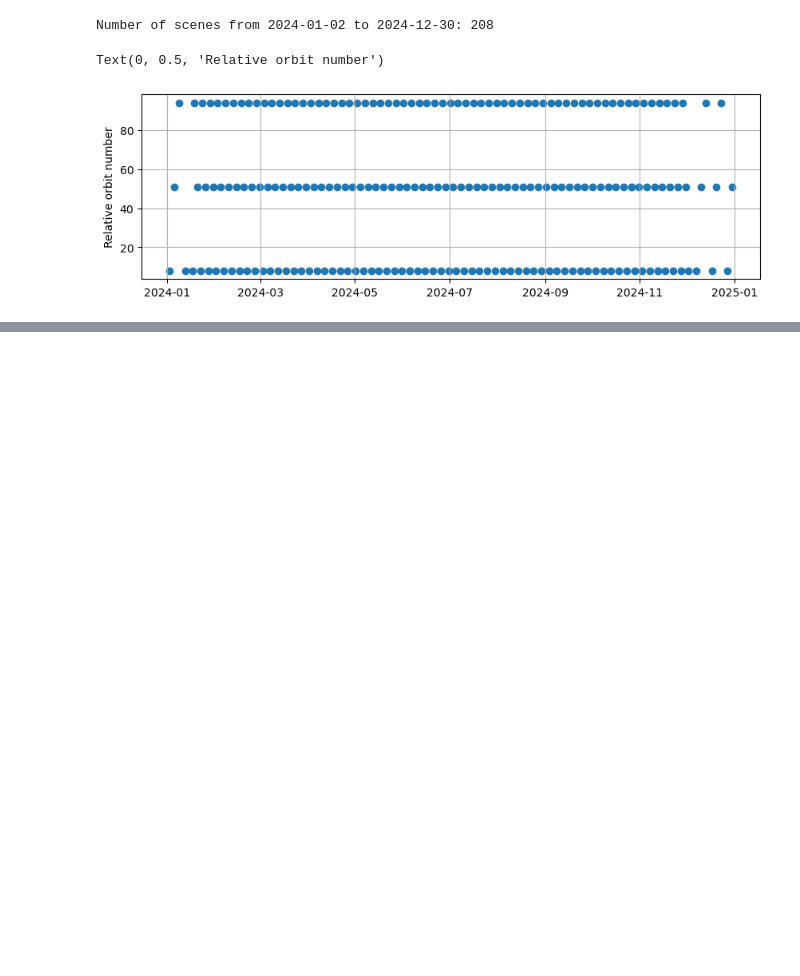
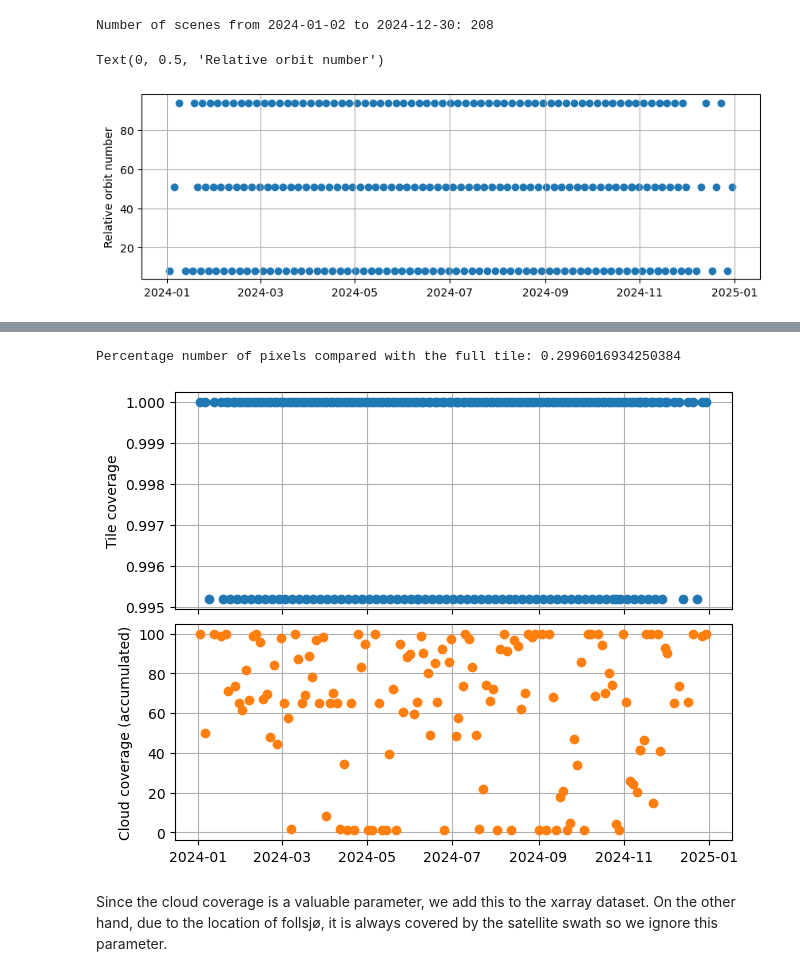
Before and after one commit to NasjonaltBakkeSegment/NBS_tutorials, a Jupyter notebook: notebooks/read_sentinel-2_datacubes.ipynb, the cells around one changed output, grey strips where cells are left out. Saved outputs shown, nothing was run; the diff lists cells and outputs as text; code cells hidden in the pictures; blank space fills up the shorter version.

```diff
--- a/notebooks/read_sentinel-2_datacubes.ipynb
+++ b/notebooks/read_sentinel-2_datacubes.ipynb
@@ -138,0 +161,25 @@ plt.hist(tmp.values.ravel());plt.show()
+# %%
+ds_follsjo = ncin.sel(x=slice(x_start,x_end),y=slice(y_start,y_end))
+# %%
+print(f'Percentage number of pixels compared with the full tile: {100*ds_follsjo.B4.size/ncin.B4.size}')
+# %% [output]
+Percentage number of pixels compared with the full tile: 0.2996016934250384
+# %%
+tile_coverage_follsjo = np.array([1-np.isnan(ds_follsjo.B4.isel(time=i)).sum()/(ds_follsjo.B4.size) for i in range(ncin.time.size)])
+# %%
+cloud_coverage_follsjo = np.array([np.nanmean(ds_follsjo.isel(time=i).MSK_CLDPRB.values.ravel()) for i in range(ds_follsjo.time.size)])
+# %%
+fig,ax = plt.subplots(nrows=2,sharex=True,layout='compressed')
+
+ax[0].plot(ds_follsjo.time,tile_coverage_follsjo,'o')
+ax[1].plot(ds_follsjo.time,cloud_coverage_follsjo,'o',c='tab:orange')
+
+ax[0].set_ylabel('Tile coverage')
+ax[1].set_ylabel('Cloud coverage (accumulated)')
+
+for aax in ax:
+    aax.grid()
+# %% [output]
+[figure, added]
+# %% [markdown]
+Since the cloud coverage is a valuable parameter, we add this to the xarray dataset. On the other hand, due to the location of follsjø, it is always covered by the satellite swath so we ignore this parameter.
```
Also changed, not shown: parts of 26 cells of this notebook.
